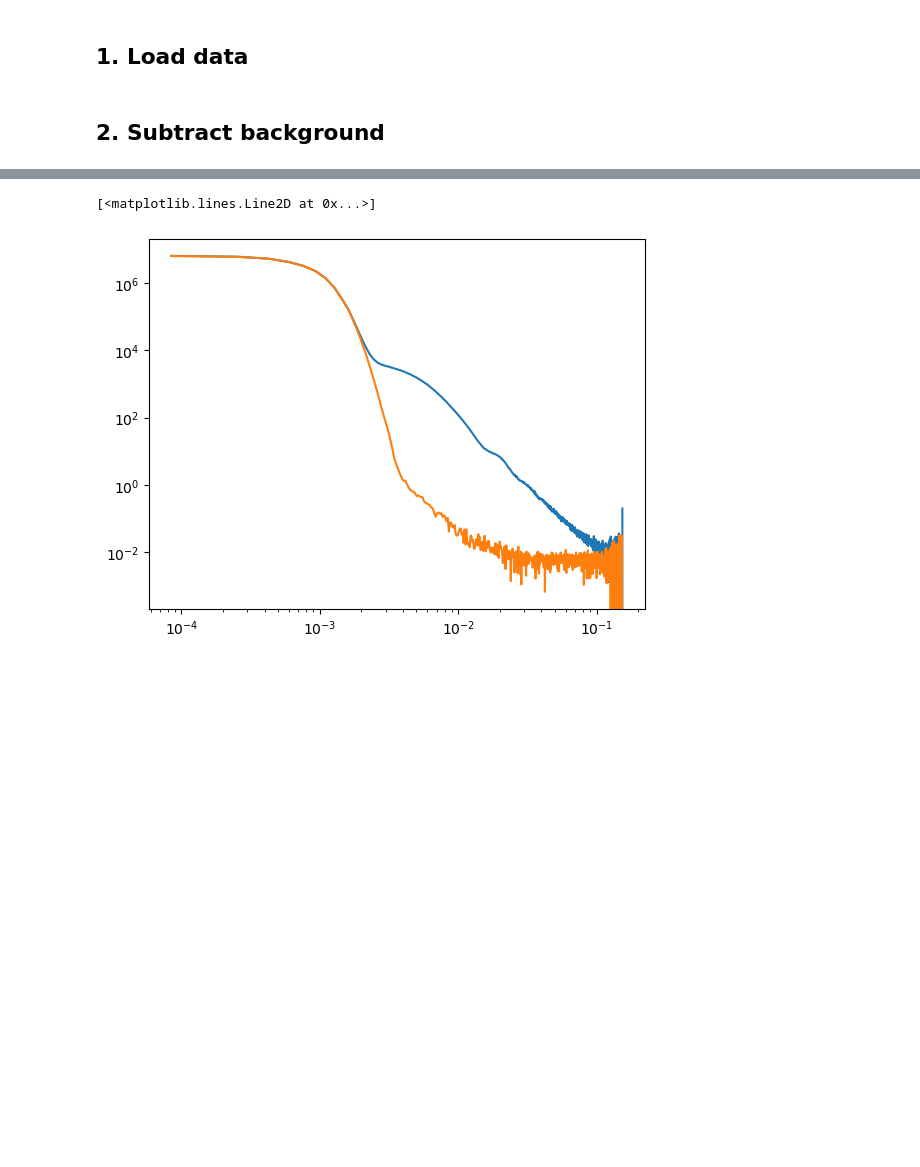
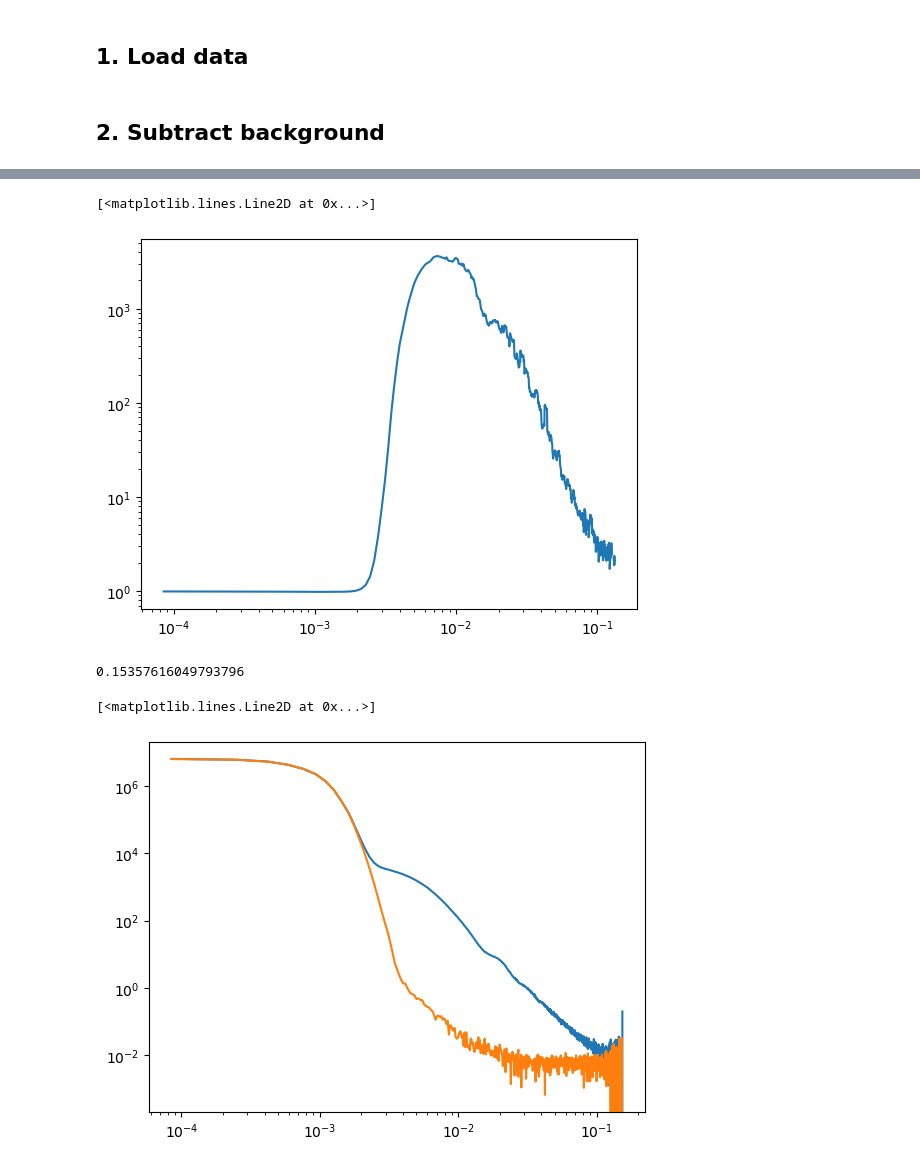
Before and after one commit to pozzo-research-group/saxs_data_processing, a Jupyter notebook: brenden_prototype/datamerge/saxs_data_process_prototyping.ipynb, the cells around one changed output, grey strips where cells are left out. Drawn from its saved outputs; the diff is of its cells as text; code cells hidden in the pictures; blank space fills up the shorter version.

```diff
--- a/brenden_prototype/datamerge/saxs_data_process_prototyping.ipynb
+++ b/brenden_prototype/datamerge/saxs_data_process_prototyping.ipynb
@@ -133,3 +312,12 @@ subtracted_data['I'] = subtracted_I
+# %%
+plt.loglog(esaxs_data['q'], rolling_average_ratio)
+# %% [output]
+[<matplotlib.lines.Line2D at 0x...>]
+[figure, added]
+# %%
+background_q
+# %% [output]
+0.15357616049793796
 # %%
 plt.loglog(data1['q'], data1['I'])
 plt.loglog(data2_scaled['q'], data2_scaled['I'])
```
Also changed, not shown: parts of 15 cells of this notebook.
